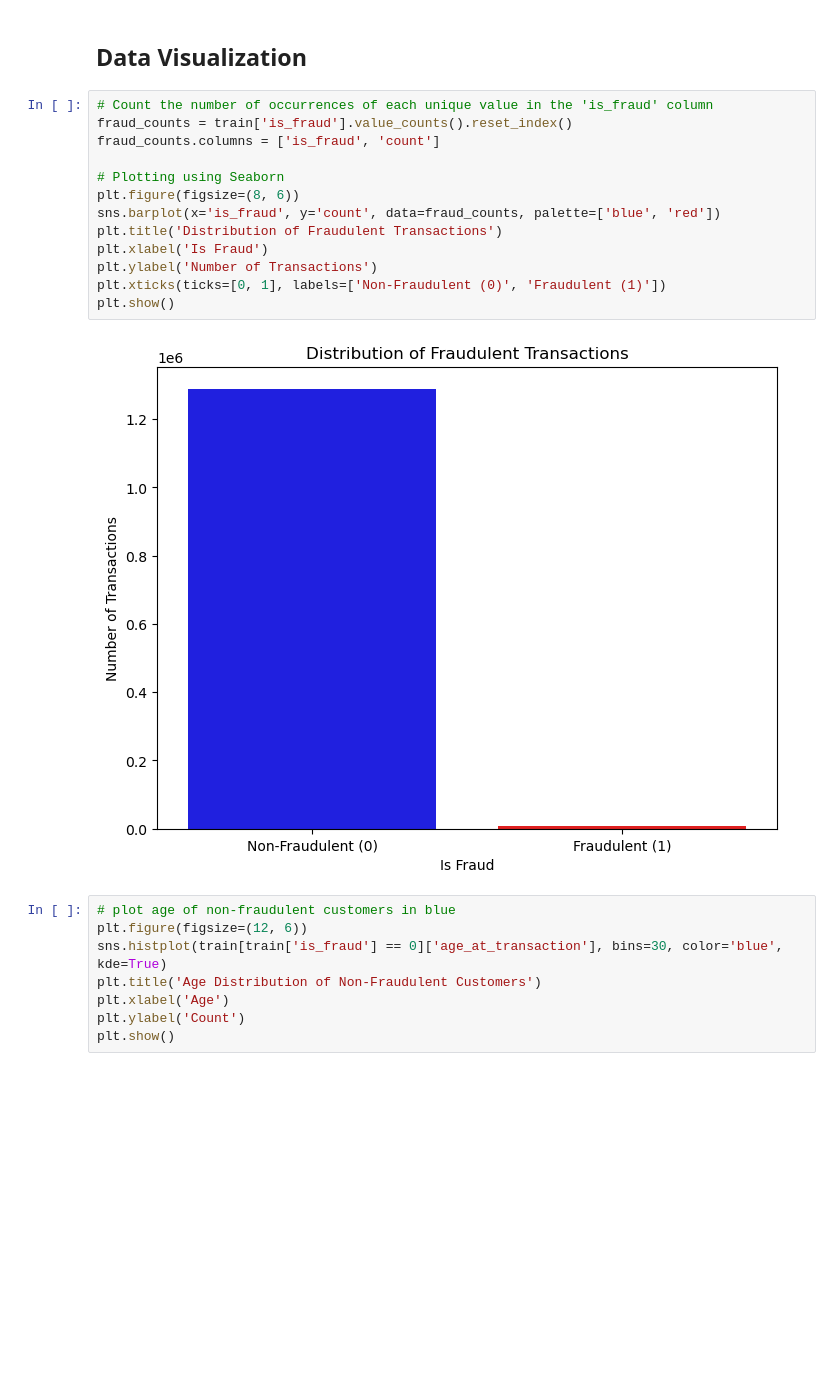
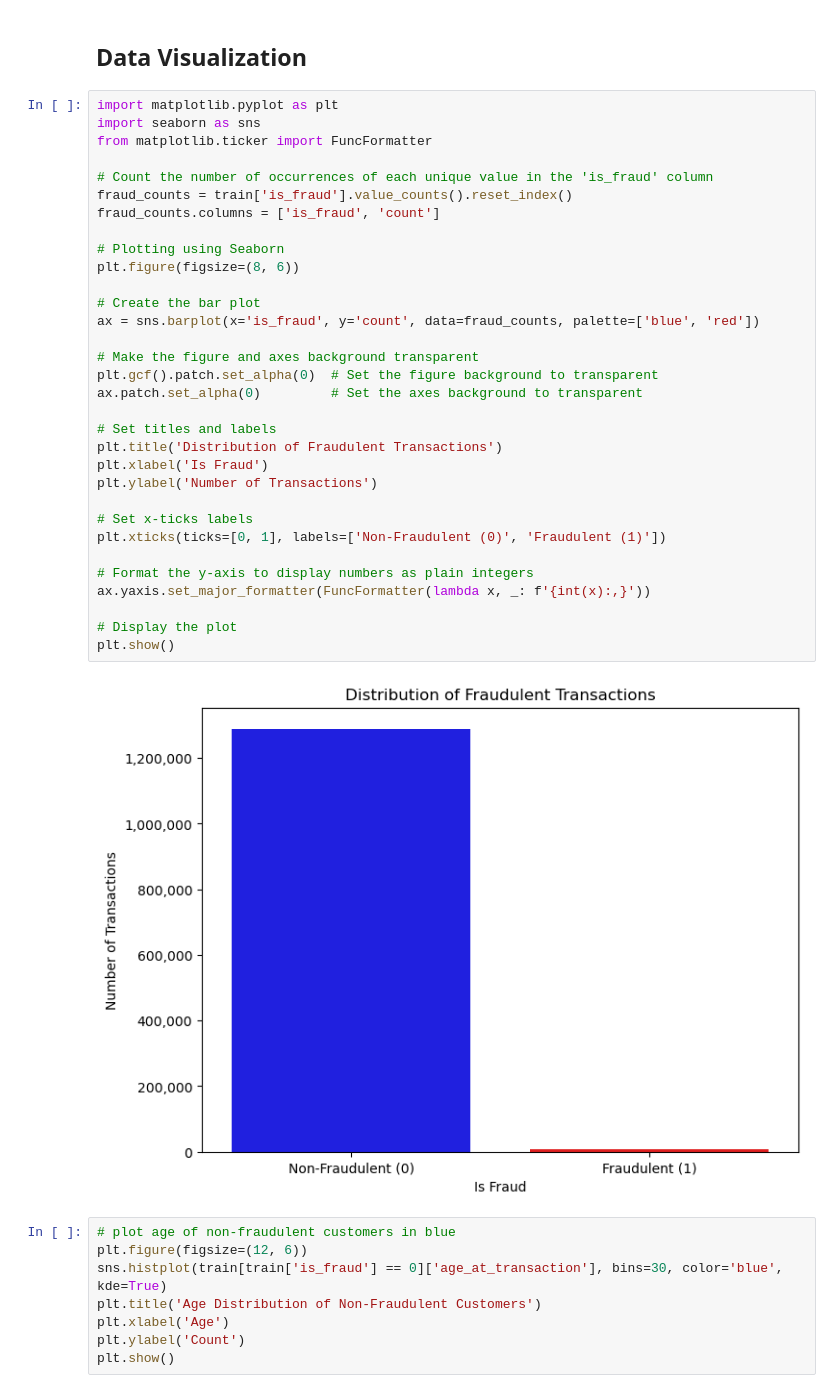
Before and after one commit to Haoweee/Credit-Card-Fraud-Detection, a Jupyter notebook: notebook/fraud_detection.ipynb, the cells around one changed output. Drawn from its saved outputs; the diff is of its cells as text; blank space fills up the shorter version.

```diff
--- a/notebook/fraud_detection.ipynb
+++ b/notebook/fraud_detection.ipynb
@@ -247,20 +247,39 @@ plt.show()
 # %% [markdown]
 ## Data Visualization
 # %%
+import matplotlib.pyplot as plt
+import seaborn as sns
+from matplotlib.ticker import FuncFormatter
+
 # Count the number of occurrences of each unique value in the 'is_fraud' column
 fraud_counts = train['is_fraud'].value_counts().reset_index()
 fraud_counts.columns = ['is_fraud', 'count']
 
 # Plotting using Seaborn
 plt.figure(figsize=(8, 6))
-sns.barplot(x='is_fraud', y='count', data=fraud_counts, palette=['blue', 'red'])
+
+# Create the bar plot
+ax = sns.barplot(x='is_fraud', y='count', data=fraud_counts, palette=['blue', 'red'])
+
+# Make the figure and axes background transparent
+plt.gcf().patch.set_alpha(0)  # Set the figure background to transparent
+ax.patch.set_alpha(0)         # Set the axes background to transparent
+
+# Set titles and labels
 plt.title('Distribution of Fraudulent Transactions')
 plt.xlabel('Is Fraud')
 plt.ylabel('Number of Transactions')
+
+# Set x-ticks labels
 plt.xticks(ticks=[0, 1], labels=['Non-Fraudulent (0)', 'Fraudulent (1)'])
+
+# Format the y-axis to display numbers as plain integers
+ax.yaxis.set_major_formatter(FuncFormatter(lambda x, _: f'{int(x):,}'))
+
+# Display the plot
 plt.show()
 # %% [output]
-[figure, old version]
+[figure, new version]
 # %%
 # plot age of non-fraudulent customers in blue
 plt.figure(figsize=(12, 6))
```
Also changed, not shown: parts of 20 cells of this notebook.
